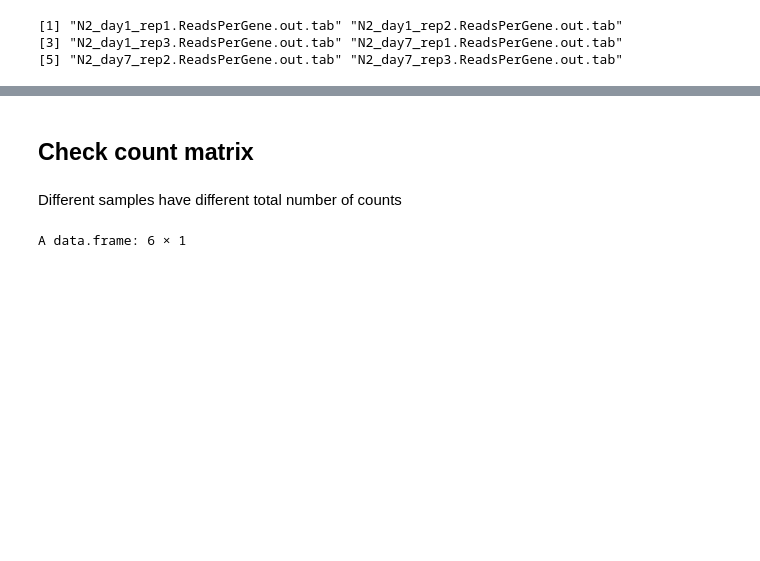
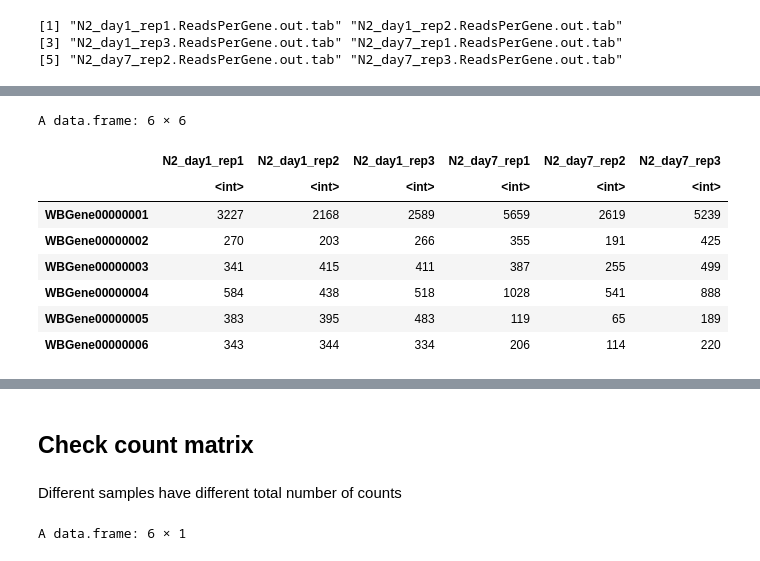
Before and after one commit to Bix4UMD/BIOI611_lab, a Jupyter notebook: docs/BIOI611_DESeq2_analysis.ipynb, the cells around one changed output, grey strips where cells are left out. Drawn from its saved outputs; the diff is of its cells as text; code cells hidden in the pictures; blank space fills up the shorter version.

```diff
--- a/docs/BIOI611_DESeq2_analysis.ipynb
+++ b/docs/BIOI611_DESeq2_analysis.ipynb
@@ -98,0 +142,14 @@ merged_df$GeneID = NULL
+# %%
+# NULL reserved word representing empty
+merged_df$GeneID = NULL
+head(merged_df)
+# %% [output]
+A data.frame: 6 × 6
+|  | N2_day1_rep1 | N2_day1_rep2 | N2_day1_rep3 | N2_day7_rep1 | N2_day7_rep2 | N2_day7_rep3 |
+|  | <int> | <int> | <int> | <int> | <int> | <int> |
+| WBGene00000001 | 3227 | 2168 | 2589 | 5659 | 2619 | 5239 |
+| WBGene00000002 | 270 | 203 | 266 | 355 | 191 | 425 |
+| WBGene00000003 | 341 | 415 | 411 | 387 | 255 | 499 |
+| WBGene00000004 | 584 | 438 | 518 | 1028 | 541 | 888 |
+| WBGene00000005 | 383 | 395 | 483 | 119 | 65 | 189 |
+| WBGene00000006 | 343 | 344 | 334 | 206 | 114 | 220 |
```
Also changed, not shown: parts of 43 cells of this notebook.
